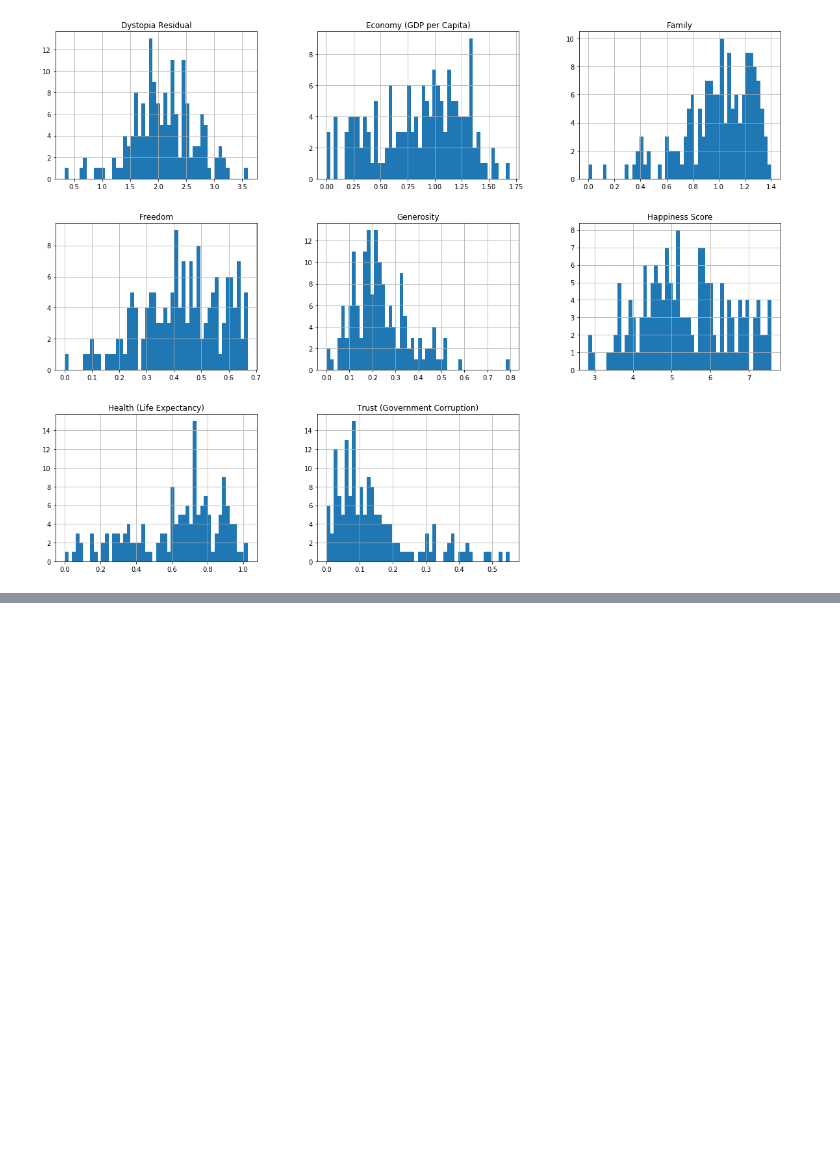
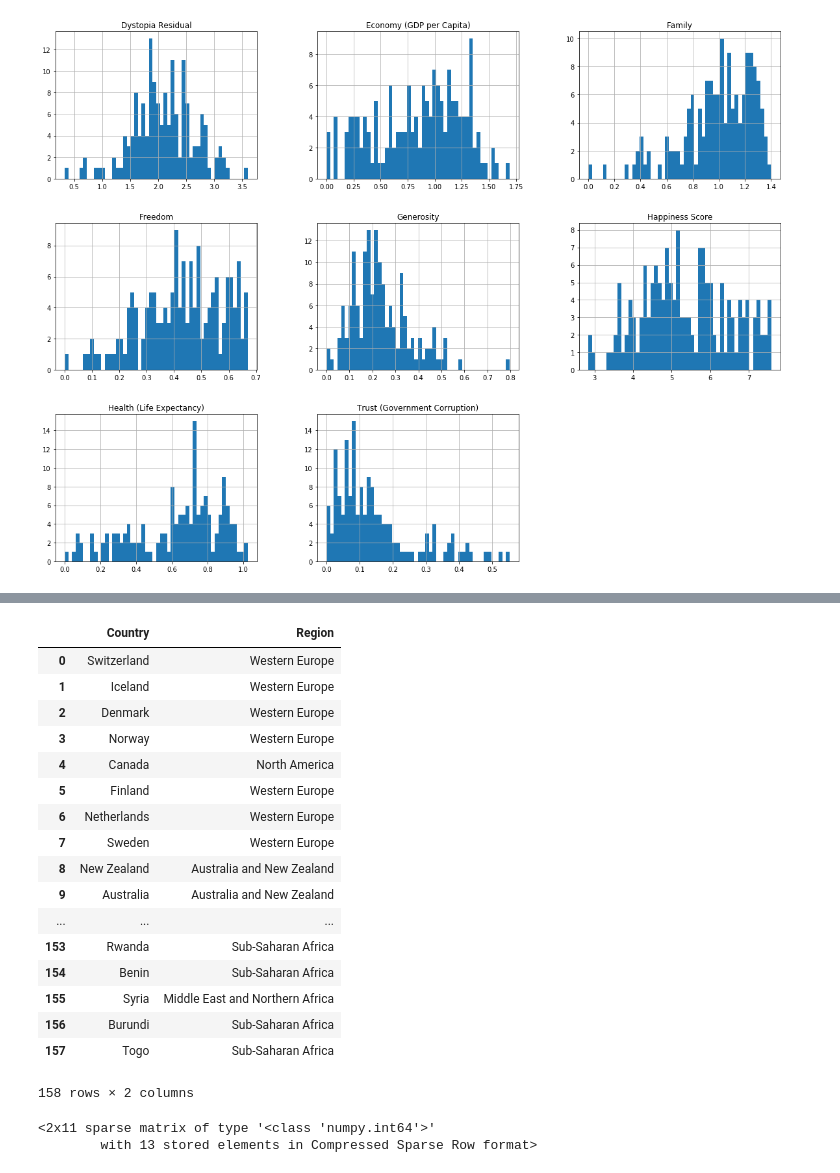
Before and after one commit to koosoku/machine-learning, a Jupyter notebook: Happiness.ipynb, the cells around one changed output, grey strips where cells are left out. Drawn from its saved outputs; the diff is of its cells as text; code cells hidden in the pictures; blank space fills up the shorter version.

```diff
--- a/Happiness.ipynb
+++ b/Happiness.ipynb
@@ -82,0 +139,32 @@ plt.show()
+# %%
+happiness_categories = happiness[["Country", "Region"]]
+happiness_categories
+# %% [output]
+|  | Country | Region |
+| 0 | Switzerland | Western Europe |
+| 1 | Iceland | Western Europe |
+| 2 | Denmark | Western Europe |
+| 3 | Norway | Western Europe |
+| 4 | Canada | North America |
+| 5 | Finland | Western Europe |
+| 6 | Netherlands | Western Europe |
+| 7 | Sweden | Western Europe |
+| 8 | New Zealand | Australia and New Zealand |
+| 9 | Australia | Australia and New Zealand |
+| ... | ... | ... |
+| 153 | Rwanda | Sub-Saharan Africa |
+| 154 | Benin | Sub-Saharan Africa |
+| 155 | Syria | Middle East and Northern Africa |
+| 156 | Burundi | Sub-Saharan Africa |
+| 157 | Togo | Sub-Saharan Africa |
+158 rows × 2 columns
+# %%
+from sklearn.preprocessing import MultiLabelBinarizer
+
+encoder = MultiLabelBinarizer(sparse_output=True)
+
+happiness_one_hot_encoded = encoder.fit_transform(happiness_categories)
+happiness_one_hot_encoded
+# %% [output]
+<2x11 sparse matrix of type '<class 'numpy.int64'>'
+        with 13 stored elements in Compressed Sparse Row format>
```
Also changed, not shown: parts of 5 cells of this notebook.
